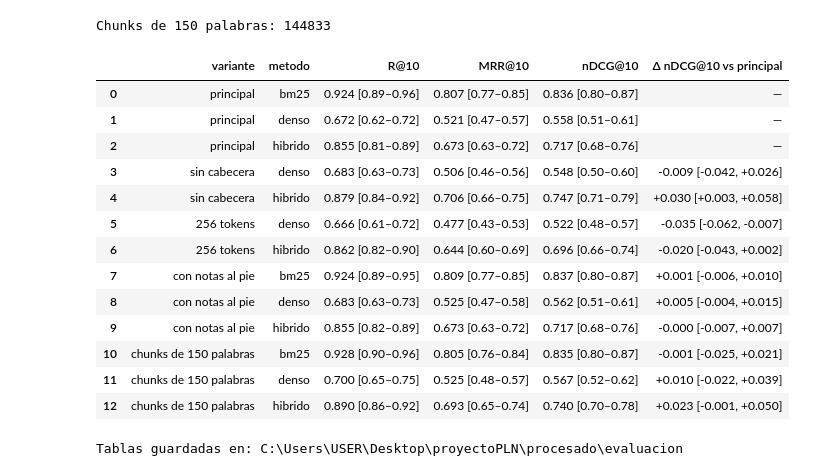
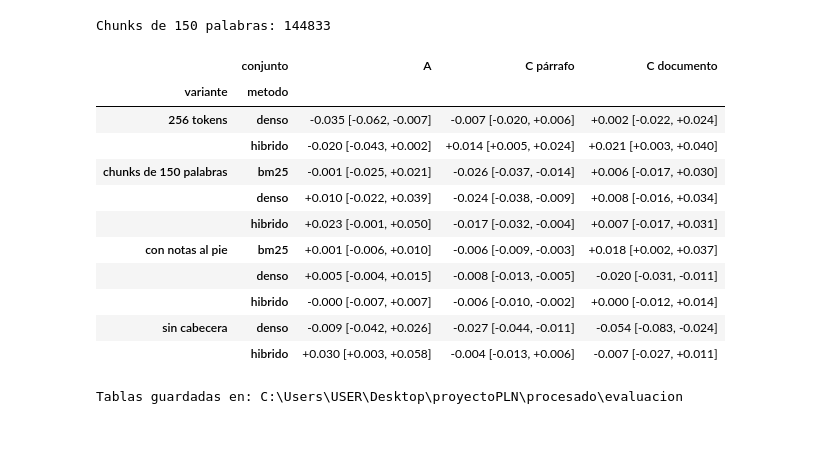
Before and after one commit to GiraldoB/RAG-CIDH, a Jupyter notebook: proyecto_(2).ipynb, the cells around one changed output. Cells and saved outputs as stored; diff of their text form; code cells hidden in the pictures; blank space fills up the shorter version.

```diff
--- a/proyecto_(2).ipynb
+++ b/proyecto_(2).ipynb
@@ -3470,6 +3540,6 @@ guardar_fig("fig11_evaluacion_metodos")
 # %%
 # ============================================================
-# 4.6 ABLACIONES (resúmenes oficiales, por documento)
+# 4.6 ABLACIONES (conjuntos A y C)
 # ============================================================
 # Cada fila cambia una sola decisión de la configuración principal: chunks de 250 palabras, cabecera
 # de contexto en el embedding, 512 tokens y notas al pie fuera del índice. BM25 no usa la cabecera
@@ -3484,14 +3554,14 @@ def codificar_pasajes(textos, max_tokens=512):
         embedding_model.max_seq_length = 512
 
 
-ablaciones = [eval_res[eval_res["metodo"].ne("tfidf")]]
+ablaciones = [eval_principal[eval_principal["metodo"].isin(["bm25", "denso", "hibrido"])]]
 
 # a) Sin cabecera de contexto
-ablaciones.append(evaluar_resumenes({**var_principal, "emb": codificar_pasajes(df_chunks["texto"])},
+ablaciones.append(evaluar_variante({**var_principal, "emb": codificar_pasajes(df_chunks["texto"])},
                                     "sin cabecera", ["denso", "hibrido"]))
 
 # b) Ventana de 256 tokens (la configuración anterior)
-ablaciones.append(evaluar_resumenes({**var_principal, "emb": codificar_pasajes(df_chunks["texto_con_contexto"], 256)},
+ablaciones.append(evaluar_variante({**var_principal, "emb": codificar_pasajes(df_chunks["texto_con_contexto"], 256)},
                                     "256 tokens", ["denso", "hibrido"]))
 
 # c) Con notas al pie: las notas de cada sentencia se añaden como chunks propios (ventanas de MAX_PALABRAS)
@@ -3505,10 +3575,10 @@ for r in df_corpus[df_corpus["doc_id"].isin(docs_indexados)].itertuples():
                       "texto_con_contexto": f"{cabecera(meta_doc.loc[r.doc_id], 'Notas al pie', 'cuerpo', None, None)}\n\n{texto}"})
 chunks_notas = pd.DataFrame(filas)
 chunks_notas["texto_normalizado"] = [" ".join(l) for l in normalizar_lote(chunks_notas["texto"], "Lematización de notas")]
-cols = ["doc_id", "texto", "texto_con_contexto", "texto_normalizado"]
-chunks_con_notas = pd.concat([df_chunks[cols], chunks_notas[cols]], ignore_index=True)
+cols = ["doc_id", "parte", "parr_ini", "parr_fin", "texto", "texto_con_contexto", "texto_normalizado"]
+chunks_con_notas = pd.concat([df_chunks[cols], chunks_notas.reindex(columns=cols)], ignore_index=True)
 print("Chunks de notas al pie:", len(chunks_notas))
-ablaciones.append(evaluar_resumenes(
+ablaciones.append(evaluar_variante(
     {"chunks": chunks_con_notas, "emb": np.vstack([embeddings, codificar_pasajes(chunks_notas["texto_con_contexto"])]),
      "bm25": BM25Okapi(chunks_con_notas["texto_normalizado"].str.split().tolist(), k1=1.5, b=0.75)},
     "con notas al pie", ["bm25", "denso", "hibrido"]))
@@ -3523,7 +3593,7 @@ largos = chunks_150["tipo_chunk"].eq("parrafo_largo")
 chunks_150.loc[largos, "texto_normalizado"] = [" ".join(l) for l in normalizar_lote(chunks_150.loc[largos, "texto"],
                                                                                     "Lematización de chunks de 150")]
 print("Chunks de 150 palabras:", len(chunks_150))
-ablaciones.append(evaluar_resumenes(
+ablaciones.append(evaluar_variante(
     {"chunks": chunks_150, "emb": codificar_pasajes(chunks_150["texto_con_contexto"]),
      "bm25": BM25Okapi(chunks_150["texto_normalizado"].str.split().tolist(), k1=1.5, b=0.75)},
     "chunks de 150 palabras", ["bm25", "denso", "hibrido"]))
@@ -3533,48 +3603,53 @@ Chunks de 150 palabras: 144833
 # %%
 # ============================================================
 # TABLA DE ABLACIONES
 # ============================================================
 # Δ nDCG@10: diferencia pareada (misma consulta) contra la variante principal, con IC 95 % bootstrap.
-# Si el intervalo contiene el 0, la diferencia no es concluyente con 290 consultas.
+# Si el intervalo contiene el 0, la diferencia no es concluyente.
 eval_abl = pd.concat(ablaciones, ignore_index=True)
 
 
-def delta_pareada(variante, metodo, col="nDCG@10"):
-    base = eval_abl[eval_abl["variante"].eq("principal") & eval_abl["metodo"].eq(metodo)].set_index("consulta_id")[col]
-    otra = eval_abl[eval_abl["variante"].eq(variante) & eval_abl["metodo"].eq(metodo)].set_index("consulta_id")[col]
+def delta_pareada(conjunto, variante, metodo, col="nDCG@10"):
+    e = eval_abl[eval_abl["conjunto"].eq(conjunto) & eval_abl["metodo"].eq(metodo)]
+    base = e[e["variante"].eq("principal")].set_index("consulta_id")[col]
+    otra = e[e["variante"].eq(variante)].set_index("consulta_id")[col]
     d = (otra - base.reindex(otra.index)).to_numpy()
     lo, hi = ic_bootstrap(d)
     return f"{d.mean():+.3f} [{lo:+.3f}, {hi:+.3f}]"
 
 
-tabla_abl = formatear(resumir(eval_abl, ["variante", "metodo"], ["R@10", "MRR@10", "nDCG@10"]), ["R@10", "MRR@10", "nDCG@10"])
-tabla_abl["Δ nDCG@10 vs principal"] = [("—" if v == "principal" else delta_pareada(v, m))
-                                       for v, m in zip(tabla_abl["variante"], tabla_abl["metodo"])]
-display(tabla_abl)
+COLS_ABL = ["R@10", "MRR@10", "nDCG@10"]
+tabla_abl = formatear(resumir(eval_abl, ["conjunto", "variante", "metodo"], COLS_ABL), COLS_ABL)
+tabla_abl["Δ nDCG@10 vs principal"] = [("—" if v == "principal" else delta_pareada(c, v, m))
+                                       for c, v, m in zip(tabla_abl["conjunto"], tabla_abl["variante"], tabla_abl["metodo"])]
+display(tabla_abl[tabla_abl["variante"].ne("principal")]
+        .pivot(index=["variante", "metodo"], columns="conjunto", values="Δ nDCG@10 vs principal")
+        .reindex(columns=["A", "C párrafo", "C documento"]))
 
 # Tablas para el artículo
 TABLAS_EVAL = PROC_DIR / "evaluacion"
 TABLAS_EVAL.mkdir(exist_ok=True)
 formatear(tabla_res, COLS_DOC).to_csv(TABLAS_EVAL / "tabla_metodos_resumenes.csv", index=False, encoding="utf-8-sig")
 formatear(tabla_prop, COLS_PROP).to_csv(TABLAS_EVAL / "tabla_metodos_consultas_propias.csv", index=False, encoding="utf-8-sig")
+pd.concat([formatear(tablas[c], COLS_DOC).assign(conjunto=c) for c in ["C párrafo", "C documento"]]) \
+  .to_csv(TABLAS_EVAL / "tabla_metodos_cuadernillos.csv", index=False, encoding="utf-8-sig")
 tabla_abl.to_csv(TABLAS_EVAL / "tabla_ablaciones.csv", index=False, encoding="utf-8-sig")
-pd.concat([eval_abl, eval_res[eval_res["metodo"].eq("tfidf")], eval_prop.assign(variante="consultas propias")]) \
+pd.concat([eval_abl, eval_principal[~eval_principal["metodo"].isin(["bm25", "denso", "hibrido"])],
+           eval_prop.assign(conjunto="B", variante="principal")]) \
   .to_csv(TABLAS_EVAL / "evaluacion_por_consulta.csv", index=False, encoding="utf-8-sig")
 consultas_res.to_csv(TABLAS_EVAL / "consultas_resumenes.csv", index=False, encoding="utf-8-sig")
 print("Tablas guardadas en:", TABLAS_EVAL)
 # %% [output]
-|  | variante | metodo | R@10 | MRR@10 | nDCG@10 | Δ nDCG@10 vs principal |
-| 0 | principal | bm25 | 0.924 [0.89–0.96] | 0.807 [0.77–0.85] | 0.836 [0.80–0.87] | — |
-| 1 | principal | denso | 0.672 [0.62–0.72] | 0.521 [0.47–0.57] | 0.558 [0.51–0.61] | — |
-| 2 | principal | hibrido | 0.855 [0.81–0.89] | 0.673 [0.63–0.72] | 0.717 [0.68–0.76] | — |
-| 3 | sin cabecera | denso | 0.683 [0.63–0.73] | 0.506 [0.46–0.56] | 0.548 [0.50–0.60] | -0.009 [-0.042, +0.026] |
-| 4 | sin cabecera | hibrido | 0.879 [0.84–0.92] | 0.706 [0.66–0.75] | 0.747 [0.71–0.79] | +0.030 [+0.003, +0.058] |
-| 5 | 256 tokens | denso | 0.666 [0.61–0.72] | 0.477 [0.43–0.53] | 0.522 [0.48–0.57] | -0.035 [-0.062, -0.007] |
-| 6 | 256 tokens | hibrido | 0.862 [0.82–0.90] | 0.644 [0.60–0.69] | 0.696 [0.66–0.74] | -0.020 [-0.043, +0.002] |
-| 7 | con notas al pie | bm25 | 0.924 [0.89–0.95] | 0.809 [0.77–0.85] | 0.837 [0.80–0.87] | +0.001 [-0.006, +0.010] |
-| 8 | con notas al pie | denso | 0.683 [0.63–0.73] | 0.525 [0.47–0.58] | 0.562 [0.51–0.61] | +0.005 [-0.004, +0.015] |
-| 9 | con notas al pie | hibrido | 0.855 [0.82–0.89] | 0.673 [0.63–0.72] | 0.717 [0.68–0.76] | -0.000 [-0.007, +0.007] |
-| 10 | chunks de 150 palabras | bm25 | 0.928 [0.90–0.96] | 0.805 [0.76–0.84] | 0.835 [0.80–0.87] | -0.001 [-0.025, +0.021] |
-| 11 | chunks de 150 palabras | denso | 0.700 [0.65–0.75] | 0.525 [0.48–0.57] | 0.567 [0.52–0.62] | +0.010 [-0.022, +0.039] |
-| 12 | chunks de 150 palabras | hibrido | 0.890 [0.86–0.92] | 0.693 [0.65–0.74] | 0.740 [0.70–0.78] | +0.023 [-0.001, +0.050] |
+|  | conjunto | A | C párrafo | C documento |
+| variante | metodo |  |  |  |
+| 256 tokens | denso | -0.035 [-0.062, -0.007] | -0.007 [-0.020, +0.006] | +0.002 [-0.022, +0.024] |
+|  | hibrido | -0.020 [-0.043, +0.002] | +0.014 [+0.005, +0.024] | +0.021 [+0.003, +0.040] |
+| chunks de 150 palabras | bm25 | -0.001 [-0.025, +0.021] | -0.026 [-0.037, -0.014] | +0.006 [-0.017, +0.030] |
+|  | denso | +0.010 [-0.022, +0.039] | -0.024 [-0.038, -0.009] | +0.008 [-0.016, +0.034] |
+|  | hibrido | +0.023 [-0.001, +0.050] | -0.017 [-0.032, -0.004] | +0.007 [-0.017, +0.031] |
+| con notas al pie | bm25 | +0.001 [-0.006, +0.010] | -0.006 [-0.009, -0.003] | +0.018 [+0.002, +0.037] |
+|  | denso | +0.005 [-0.004, +0.015] | -0.008 [-0.013, -0.005] | -0.020 [-0.031, -0.011] |
+|  | hibrido | -0.000 [-0.007, +0.007] | -0.006 [-0.010, -0.002] | +0.000 [-0.012, +0.014] |
+| sin cabecera | denso | -0.009 [-0.042, +0.026] | -0.027 [-0.044, -0.011] | -0.054 [-0.083, -0.024] |
+|  | hibrido | +0.030 [+0.003, +0.058] | -0.004 [-0.013, +0.006] | -0.007 [-0.027, +0.011] |
 Tablas guardadas en: C:\Users\USER\Desktop\proyectoPLN\procesado\evaluacion
```
Also changed, not shown: parts of 7 cells of this notebook, 6 other files.
